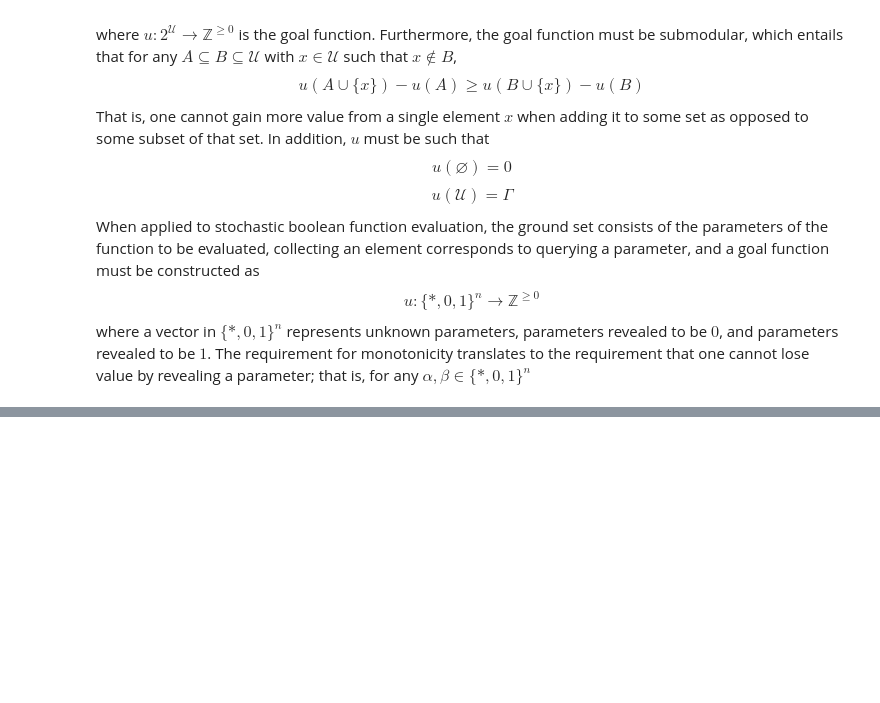
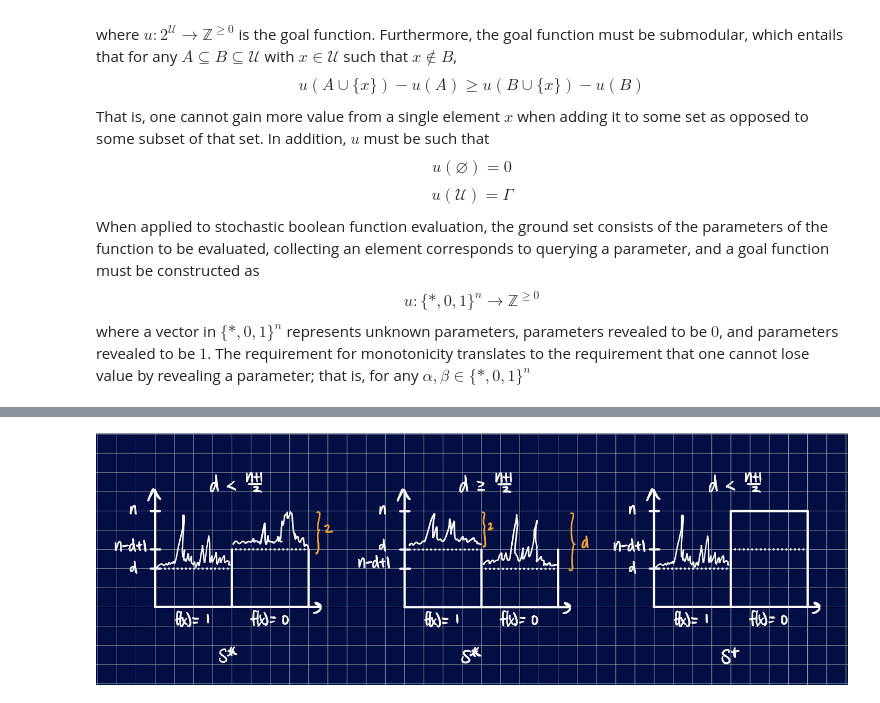
Before and after one commit to kerry-huang-nyu/Research, a Jupyter notebook: final_report.ipynb, the cells around one changed output, grey strips where cells are left out. Drawn from its saved outputs; the diff is of its cells as text; code cells hidden in the pictures; blank space fills up the shorter version.

```diff
--- a/final_report.ipynb
+++ b/final_report.ipynb
@@ -41,0 +154,6 @@ where a vector in $\{*,0,1\}^n$ represents unknown parameters, parameters reveal
+# %%
+from IPython.display import Image, display
+
+display(Image(filename='Strategy_visualization.png'))
+# %% [output]
+[figure, added]
```
Also changed, not shown: parts of 5 cells of this notebook, 2 other files.
